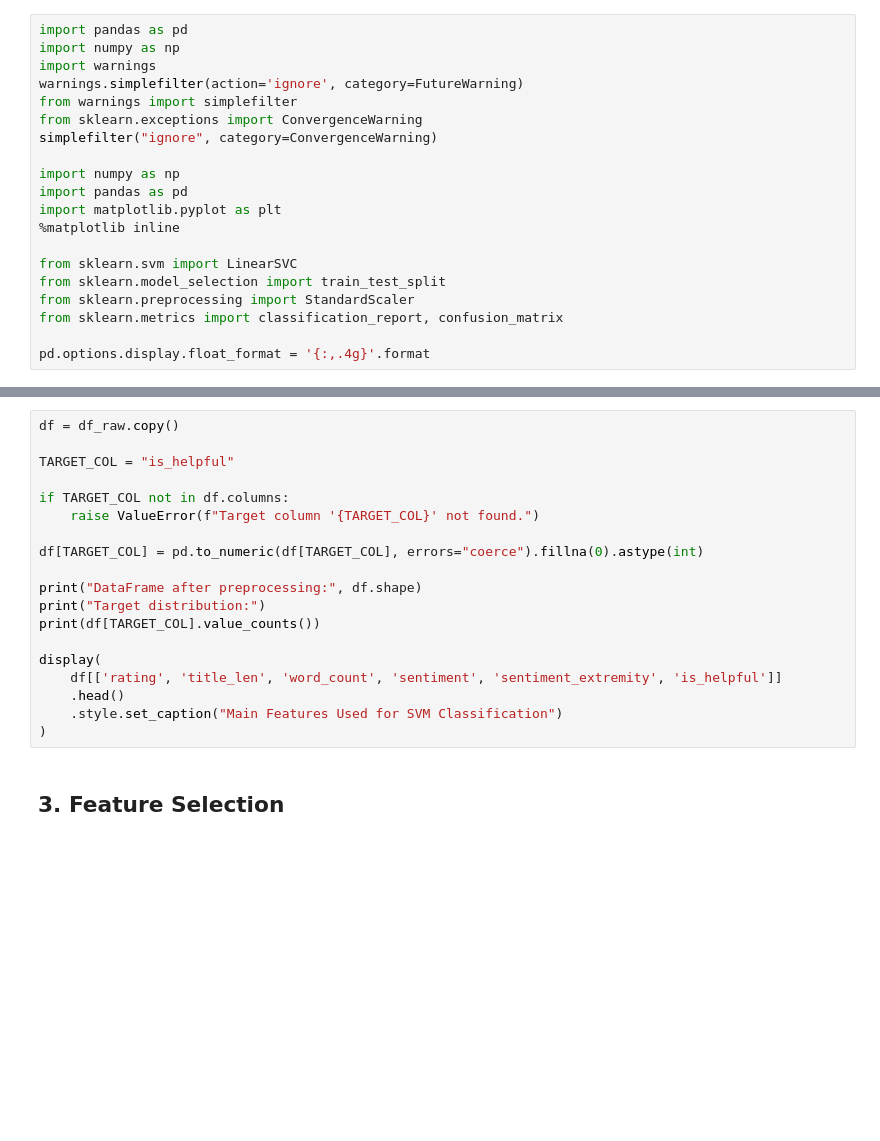
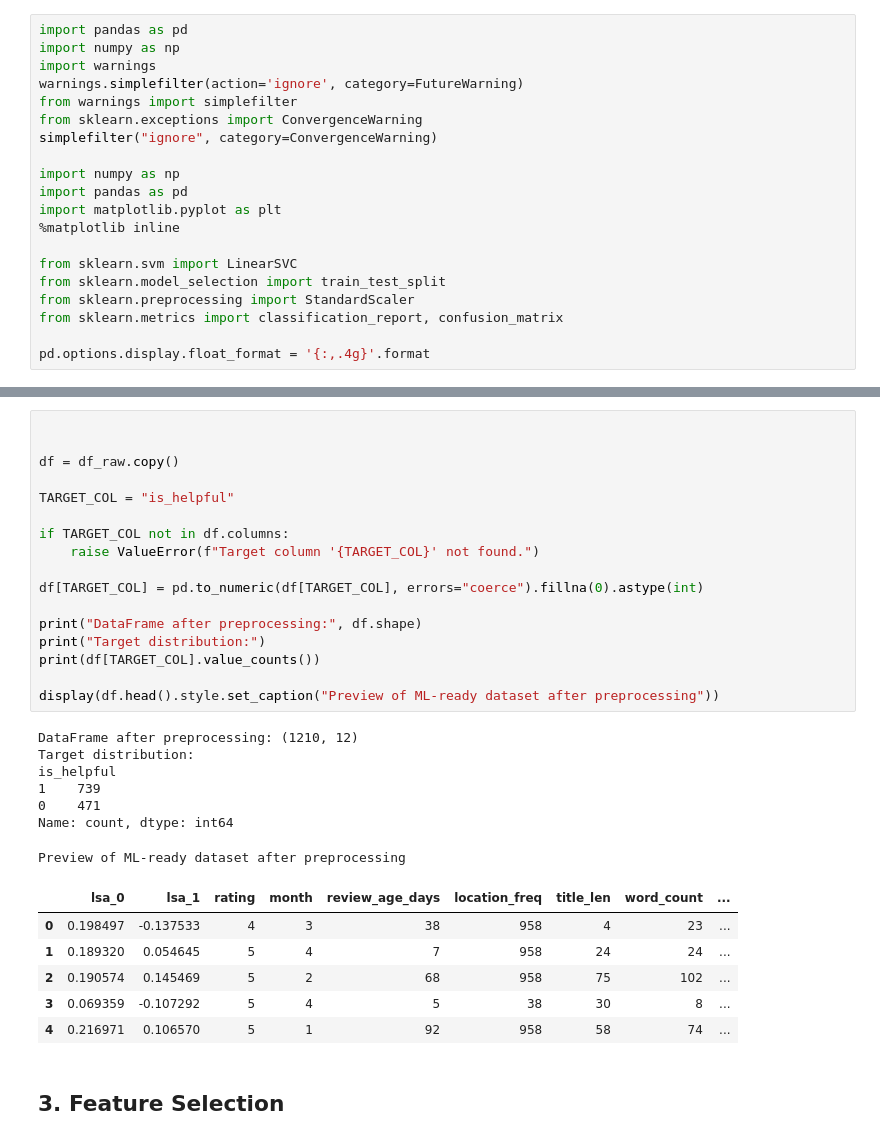
Before and after one commit to TheDetective14/helpful-review-identifier, a Jupyter notebook: SVM.ipynb, the cells around one changed output, grey strips where cells are left out. Saved outputs shown, nothing was run; the diff lists cells and outputs as text; blank space fills up the shorter version.

```diff
--- a/SVM.ipynb
+++ b/SVM.ipynb
@@ -46,22 +67,34 @@ The CSV is already ML-ready, so this section only validates and formats the targ
 # %%
+
+
 df = df_raw.copy()
 
 TARGET_COL = "is_helpful"
 
 if TARGET_COL not in df.columns:
     raise ValueError(f"Target column '{TARGET_COL}' not found.")
 
 df[TARGET_COL] = pd.to_numeric(df[TARGET_COL], errors="coerce").fillna(0).astype(int)
 
 print("DataFrame after preprocessing:", df.shape)
 print("Target distribution:")
 print(df[TARGET_COL].value_counts())
 
-display(
-    df[['rating', 'title_len', 'word_count', 'sentiment', 'sentiment_extremity', 'is_helpful']]
-    .head()
-    .style.set_caption("Main Features Used for SVM Classification")
-)
+display(df.head().style.set_caption("Preview of ML-ready dataset after preprocessing"))
+# %% [output]
+DataFrame after preprocessing: (1210, 12)
+Target distribution:
+is_helpful
+1    739
+0    471
+Name: count, dtype: int64
+Preview of ML-ready dataset after preprocessing
+|  | lsa_0 | lsa_1 | rating | month | review_age_days | location_freq | title_len | word_count | ... |
+| 0 | 0.198497 | -0.137533 | 4 | 3 | 38 | 958 | 4 | 23 | ... |
+| 1 | 0.189320 | 0.054645 | 5 | 4 | 7 | 958 | 24 | 24 | ... |
+| 2 | 0.190574 | 0.145469 | 5 | 2 | 68 | 958 | 75 | 102 | ... |
+| 3 | 0.069359 | -0.107292 | 5 | 4 | 5 | 38 | 30 | 8 | ... |
+| 4 | 0.216971 | 0.106570 | 5 | 1 | 92 | 958 | 58 | 74 | ... |
 # %% [markdown]
 ## 3. Feature Selection
 # %%
```
Also changed, not shown: parts of 24 cells of this notebook.
